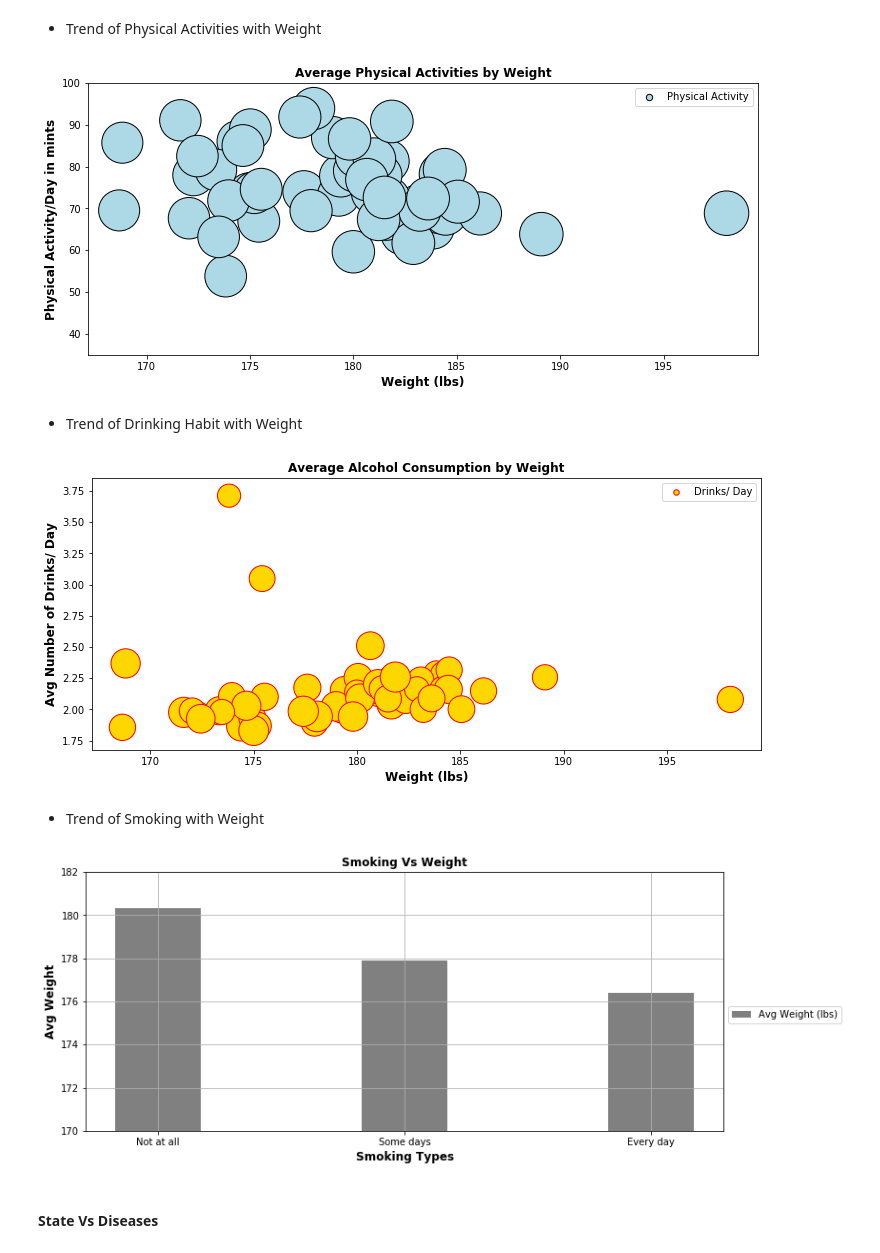
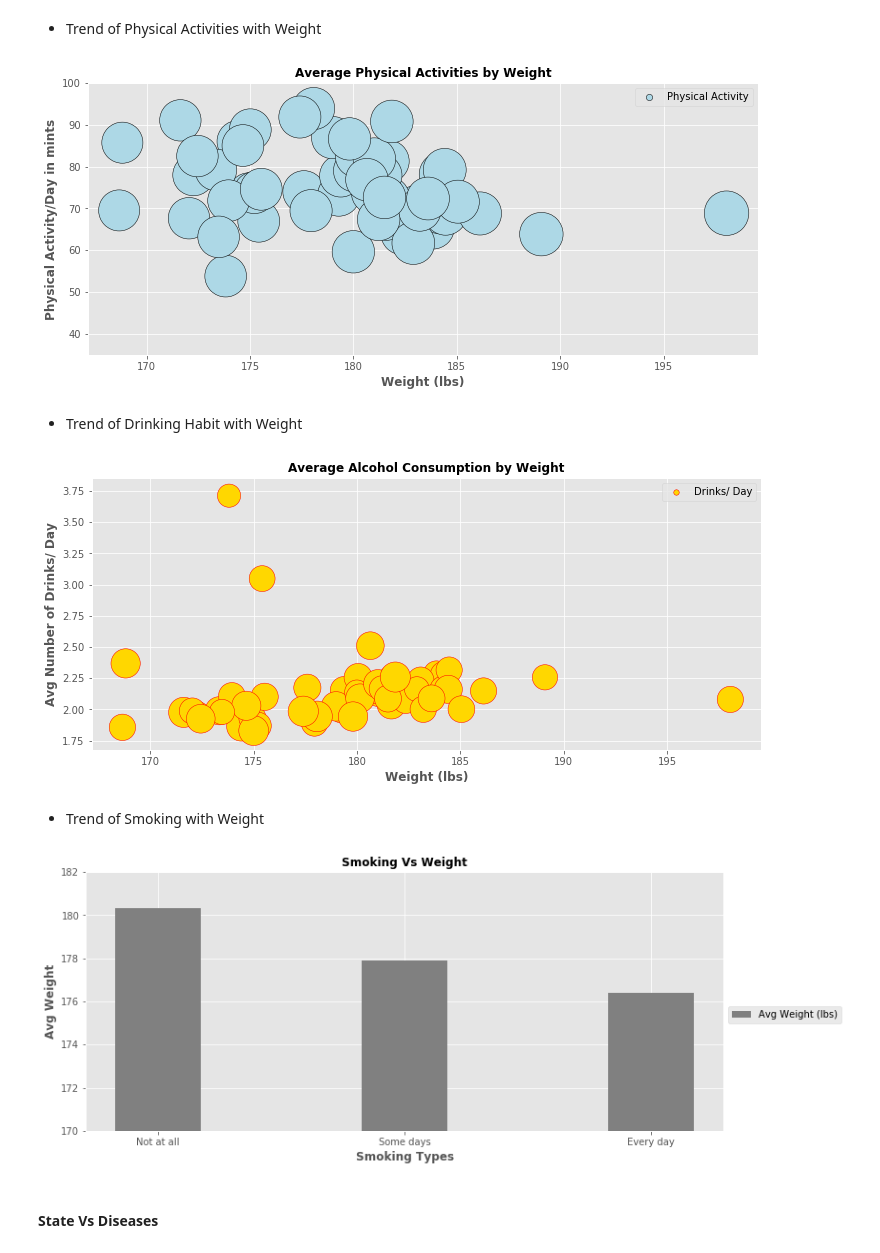
Before and after one commit to ic2019/groupb_project1, a Jupyter notebook: Behavior_Analysis_1.ipynb, the cells around one changed output. Drawn from its saved outputs; the diff is of its cells as text; code cells hidden in the pictures.

```diff
--- a/Behavior_Analysis_1.ipynb
+++ b/Behavior_Analysis_1.ipynb
@@ -120,6 +21,7 @@ import plotly.plotly as py
 import plotly.graph_objs as go
 from plotly.offline import download_plotlyjs, init_notebook_mode, plot, iplot
 
+plt.style.use('ggplot')
 from functools import reduce
 from scipy import stats
 
@@ -311,7 +225,7 @@ for handle in lgnd.legendHandles:
 fig.savefig("./Images/physical_wt.png")
 plt.show()
 # %% [output]
-[figure, old version]
+[figure, new version]
 # %% [markdown]
 * Trend of Drinking Habit with Weight
 # %%
@@ -332,7 +246,7 @@ fig.savefig("./Images/alcohol_wt.png")
 
 plt.show()
 # %% [output]
-[figure, old version]
+[figure, new version]
 # %% [markdown]
 * Trend of Smoking with Weight
 # %%
@@ -342,17 +256,17 @@ grouped_smoking = grouped_smoking.reindex(["Not at all", "Some days", "Every day
 # %%
 fig, ax  = plt.subplots(figsize=(12, 5))
 width = 0.35
 p1 = plt.bar(grouped_smoking.index, grouped_smoking["Weight(lbs)"],  width , color="gray" )
 plt.legend(["Avg Weight (lbs)"], bbox_to_anchor=(1, 0.5))
 plt.ylim(170,182)
 plt.xlabel("Smoking Types", fontweight="bold", fontsize="large")
 plt.ylabel("Avg Weight", fontweight="bold", fontsize="large")
 plt.title("Smoking Vs Weight", fontweight="bold", fontsize="large")
-plt.grid()
+
 fig.savefig("./Images/smoking_wt.png")
 plt.show()
 # %% [output]
-[figure, old version]
+[figure, new version]
 # %% [markdown]
 #### State Vs Diseases
 # %%
```
Also changed, not shown: parts of 27 cells of this notebook, 14 other files.
